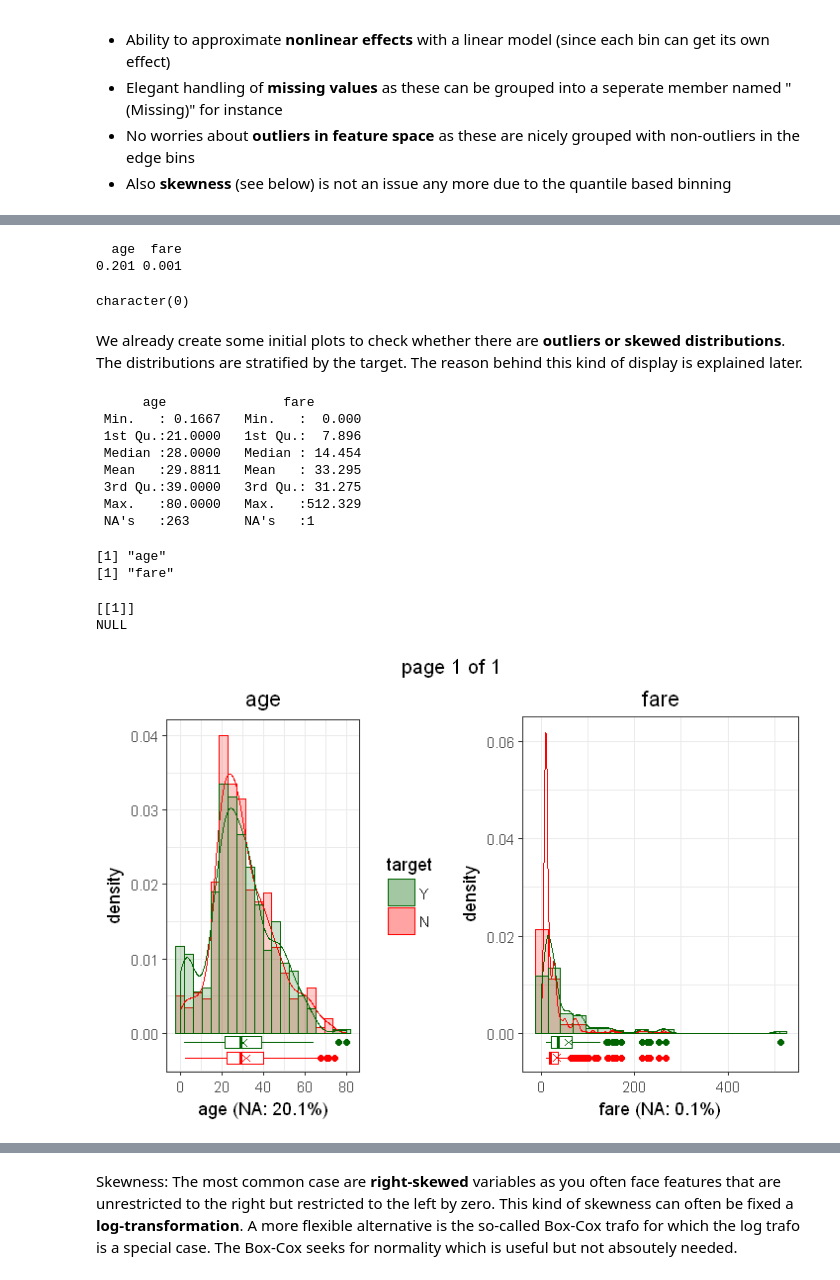
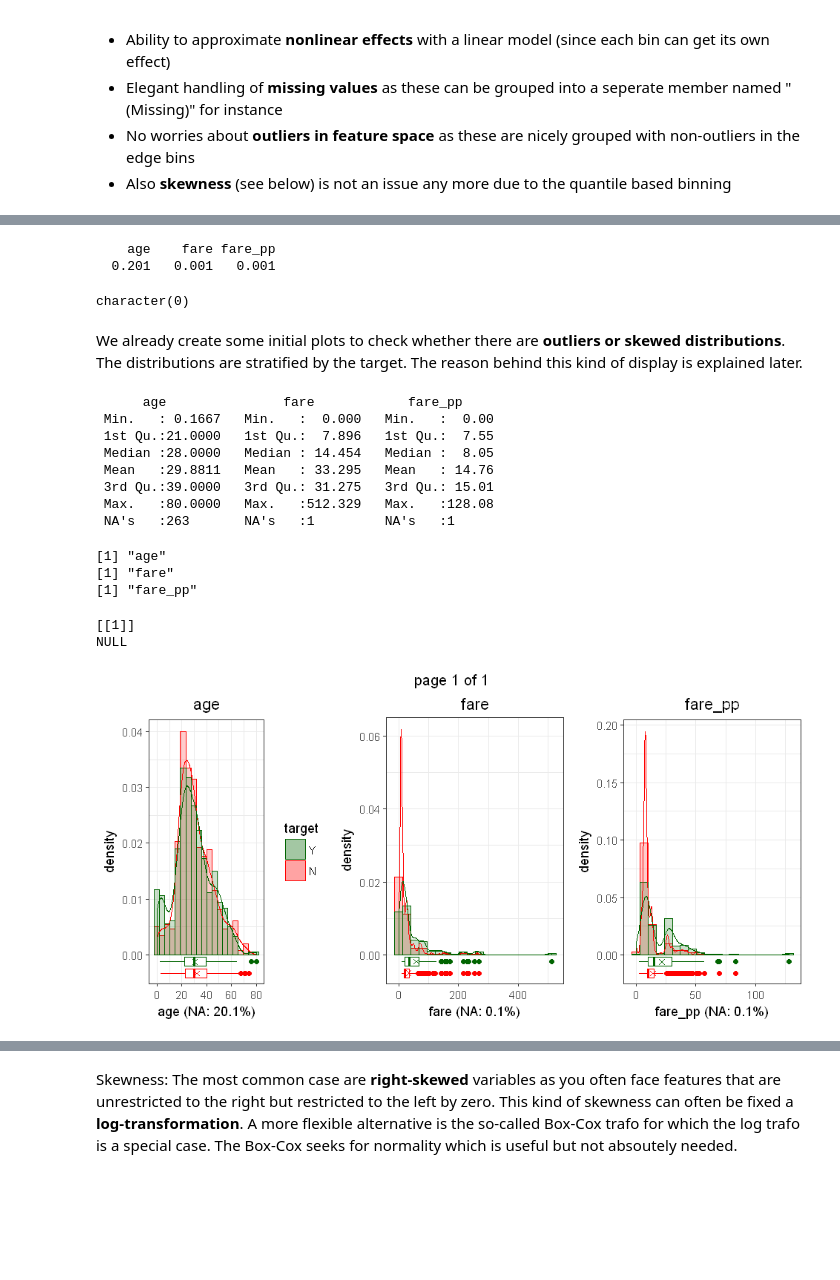
Before and after one commit to uwpz/PredMod_Template, a Jupyter notebook: notebooks/1_explore_R.ipynb, the cells around one changed output, grey strips where cells are left out. Saved outputs shown, nothing was run; the diff lists cells and outputs as text; code cells hidden in the pictures; blank space fills up the shorter version.

```diff
--- a/notebooks/1_explore_R.ipynb
+++ b/notebooks/1_explore_R.ipynb
@@ -137,6 +140,6 @@ We first define the names of the metric covariates in a simple character vector.
 # %%
 # Define metric covariates
-metr = c("age","fare")
+metr = c("age","fare","fare_pp")
 setdiff(metr, colnames(df)) #all variables in data?
 summary(df[metr])
 # %% [output]
@@ -207,33 +210,34 @@ print(misspct[order(misspct, decreasing = TRUE)]) #view in descending order
 metr = setdiff(metr, remove) #adapt metadata
 metr_binned = setdiff(metr_binned, paste0(remove,"_BINNED_")) #keep "binned" version in sync
 # %% [output]
-  age  fare
-0.201 0.001
+    age    fare fare_pp
+  0.201   0.001   0.001
 character(0)
 # %% [markdown]
 We already create some initial plots to check whether there are **outliers or skewed distributions**. The distributions are stratified by the target. The reason behind this kind of display is explained later.
 # %%
 # Check for outliers and skewness
 summary(df[metr])
 options(warn = -1) #suppress unwanted messages
 plots = suppressMessages(get_plot_distr_metr(df, metr, color = twocol, missinfo = misspct, ylim = c(0,1))) #distribution plot
-options(repr.plot.width = 6, repr.plot.height = 4) #adapt this for different resolution
-marrangeGrob(suppressMessages(plots), ncol = 2, nrow = 1) #arrange plots
+options(repr.plot.width = 8, repr.plot.height = 4) #adapt this for different resolution
+marrangeGrob(suppressMessages(plots), ncol = 3, nrow = 1) #arrange plots
 options(warn = 0) #reset warnings
 # %% [output]
-      age               fare
- Min.   : 0.1667   Min.   :  0.000
- 1st Qu.:21.0000   1st Qu.:  7.896
- Median :28.0000   Median : 14.454
- Mean   :29.8811   Mean   : 33.295
- 3rd Qu.:39.0000   3rd Qu.: 31.275
- Max.   :80.0000   Max.   :512.329
- NA's   :263       NA's   :1
+      age               fare            fare_pp
+ Min.   : 0.1667   Min.   :  0.000   Min.   :  0.00
+ 1st Qu.:21.0000   1st Qu.:  7.896   1st Qu.:  7.55
+ Median :28.0000   Median : 14.454   Median :  8.05
+ Mean   :29.8811   Mean   : 33.295   Mean   : 14.76
+ 3rd Qu.:39.0000   3rd Qu.: 31.275   3rd Qu.: 15.01
+ Max.   :80.0000   Max.   :512.329   Max.   :128.08
+ NA's   :263       NA's   :1         NA's   :1
 [1] "age"
 [1] "fare"
+[1] "fare_pp"
 [[1]]
 NULL
-[figure, old version]
+[figure, new version]
 # %% [markdown]
 For "age" we do not see anything unusual.
 
```
Also changed, not shown: parts of 40 cells of this notebook.
